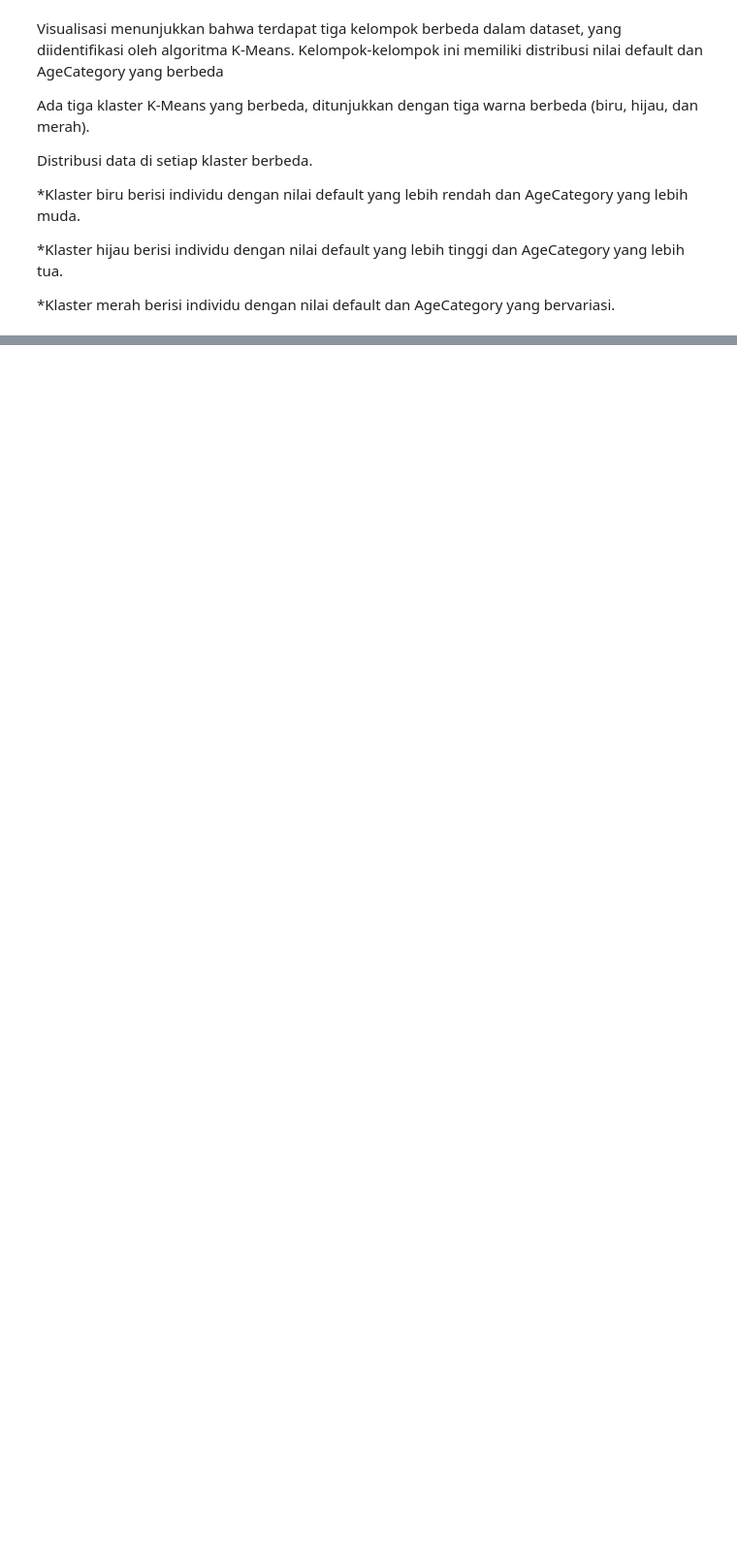
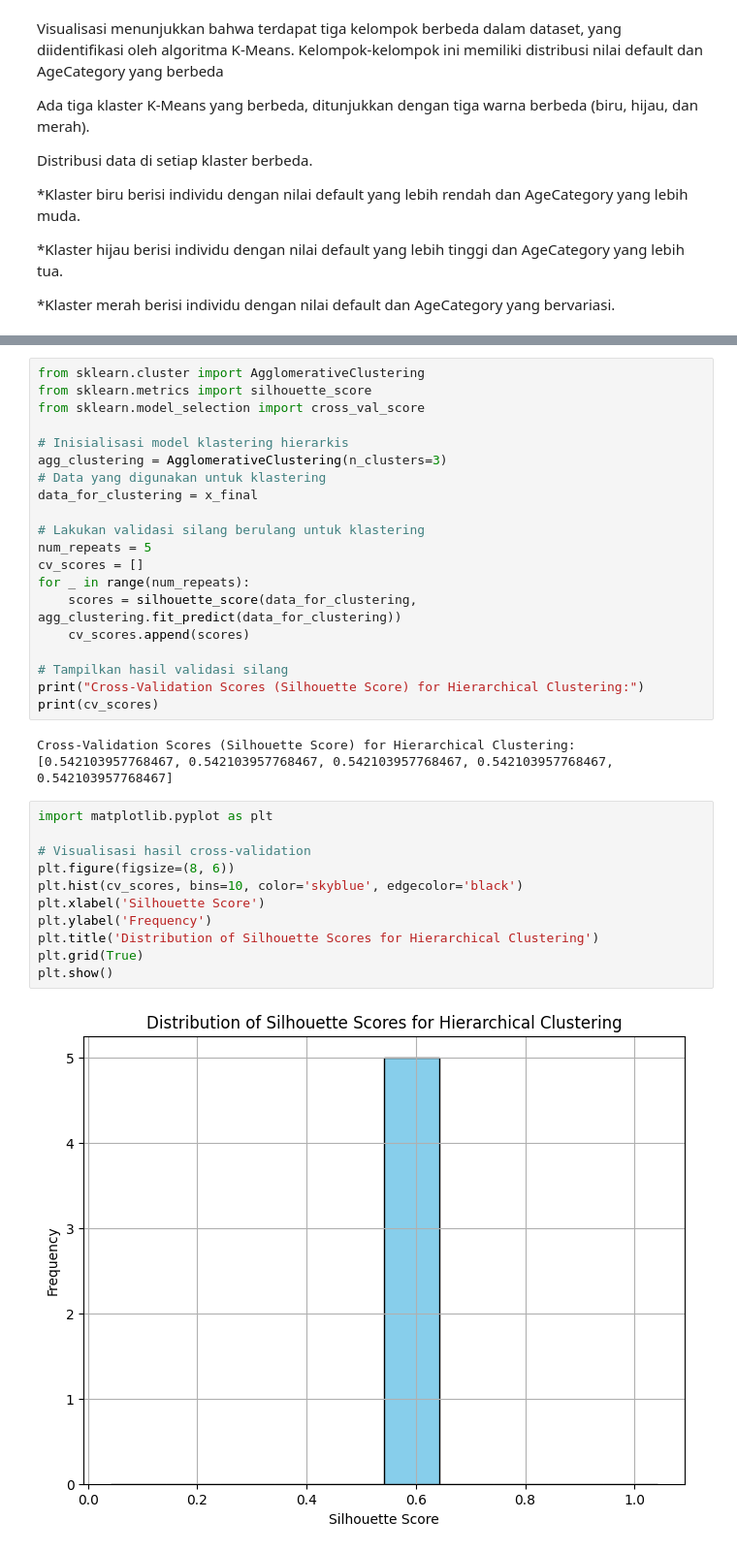
Before and after one commit to sitisolikahyosikarinda/DATMIN, a Jupyter notebook: Mini_Project.ipynb, the cells around one changed output, grey strips where cells are left out. Shown: that part at 97% size. Cells and saved outputs as stored; diff of their text form; blank space fills up the shorter version.

```diff
--- a/Mini_Project.ipynb
+++ b/Mini_Project.ipynb
@@ -714,0 +841,36 @@ Distribusi data di setiap klaster berbeda.
+# %%
+from sklearn.cluster import AgglomerativeClustering
+from sklearn.metrics import silhouette_score
+from sklearn.model_selection import cross_val_score
+
+# Inisialisasi model klastering hierarkis
+agg_clustering = AgglomerativeClustering(n_clusters=3)
+# Data yang digunakan untuk klastering
+data_for_clustering = x_final
+
+# Lakukan validasi silang berulang untuk klastering
+num_repeats = 5
+cv_scores = []
+for _ in range(num_repeats):
+    scores = silhouette_score(data_for_clustering, agg_clustering.fit_predict(data_for_clustering))
+    cv_scores.append(scores)
+
+# Tampilkan hasil validasi silang
+print("Cross-Validation Scores (Silhouette Score) for Hierarchical Clustering:")
+print(cv_scores)
+# %% [output]
+Cross-Validation Scores (Silhouette Score) for Hierarchical Clustering:
+[0.542103957768467, 0.542103957768467, 0.542103957768467, 0.542103957768467, 0.542103957768467]
+# %%
+import matplotlib.pyplot as plt
+
+# Visualisasi hasil cross-validation
+plt.figure(figsize=(8, 6))
+plt.hist(cv_scores, bins=10, color='skyblue', edgecolor='black')
+plt.xlabel('Silhouette Score')
+plt.ylabel('Frequency')
+plt.title('Distribution of Silhouette Scores for Hierarchical Clustering')
+plt.grid(True)
+plt.show()
+# %% [output]
+[figure, added]
```
Also changed, not shown: parts of 37 cells of this notebook.
